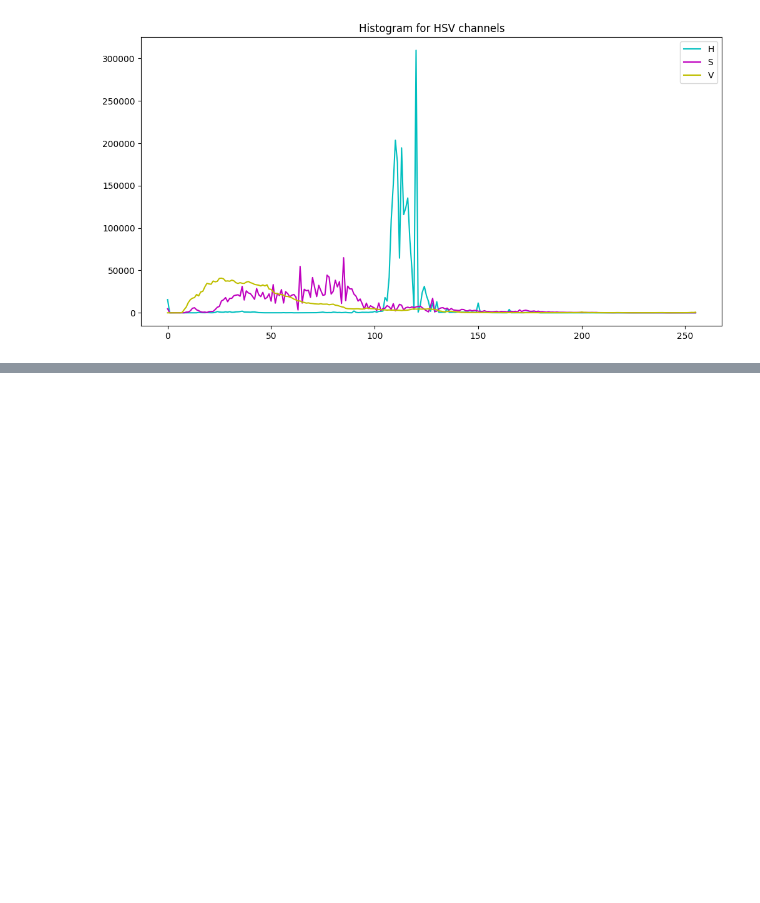
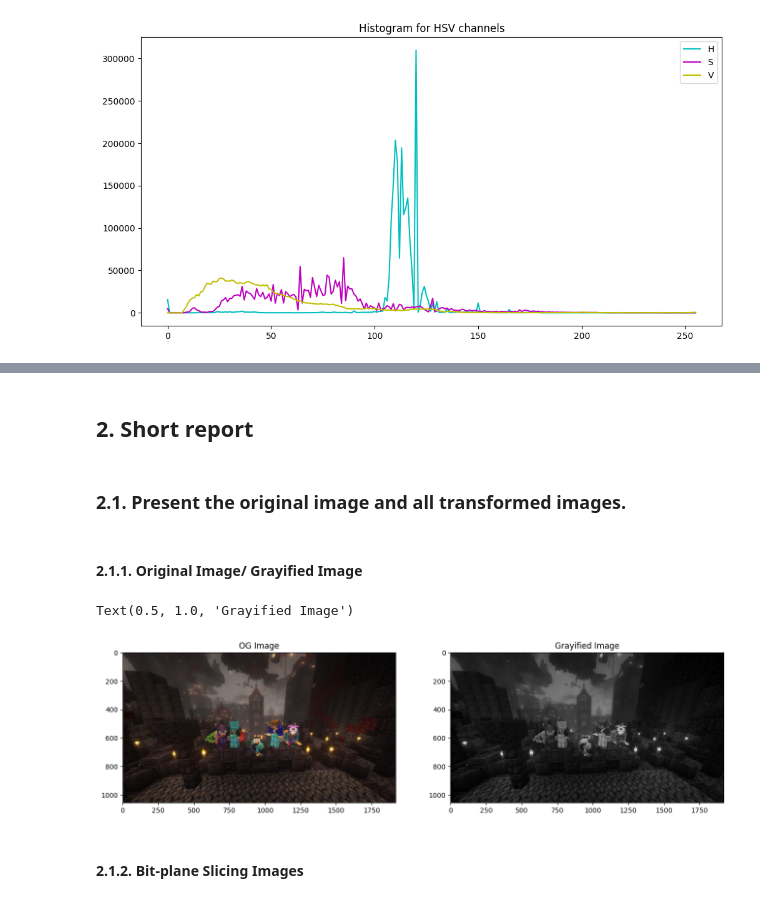
Before and after one commit to tano-dev/Image-Processing-and-Analysis_MTH10317, a Jupyter notebook: Week 1/23110163_NguyenVanPhucHuy_Lab01.ipynb, the cells around one changed output, grey strips where cells are left out. Saved outputs shown, nothing was run; the diff lists cells and outputs as text; code cells hidden in the pictures; blank space fills up the shorter version.

Commit message:
added Short Report

```diff
--- a/Week 1/23110163_NguyenVanPhucHuy_Lab01.ipynb
+++ b/Week 1/23110163_NguyenVanPhucHuy_Lab01.ipynb
@@ -191,0 +215,22 @@ plt.show()
+# %% [markdown]
+## 2. Short report
+# %% [markdown]
+### 2.1. Present the original image and all transformed images.
+# %% [markdown]
+#### 2.1.1. Original Image/ Grayified Image
+# %%
+# print images
+plt.figure(figsize=(16,5))
+plt.subplot(1, 2, 1)
+plt.imshow(newImg)
+plt.title("OG Image")
+
+
+plt.subplot(1, 2, 2)
+plt.imshow(newImg_grayified, cmap='gray')
+plt.title("Grayified Image")
+# %% [output]
+Text(0.5, 1.0, 'Grayified Image')
+[figure, added]
+# %% [markdown]
+#### 2.1.2. Bit-plane Slicing Images
```
Also changed, not shown: parts of 11 cells of this notebook.
